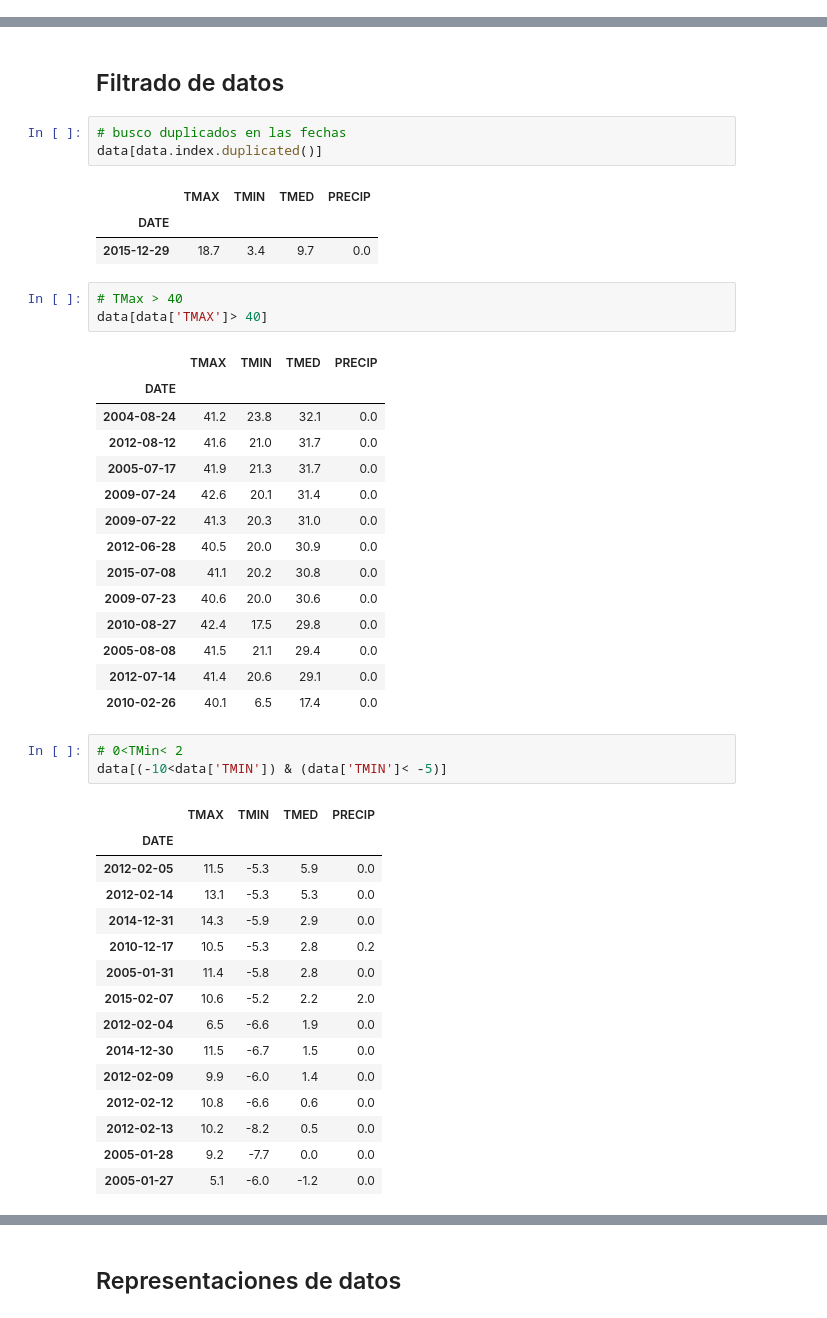
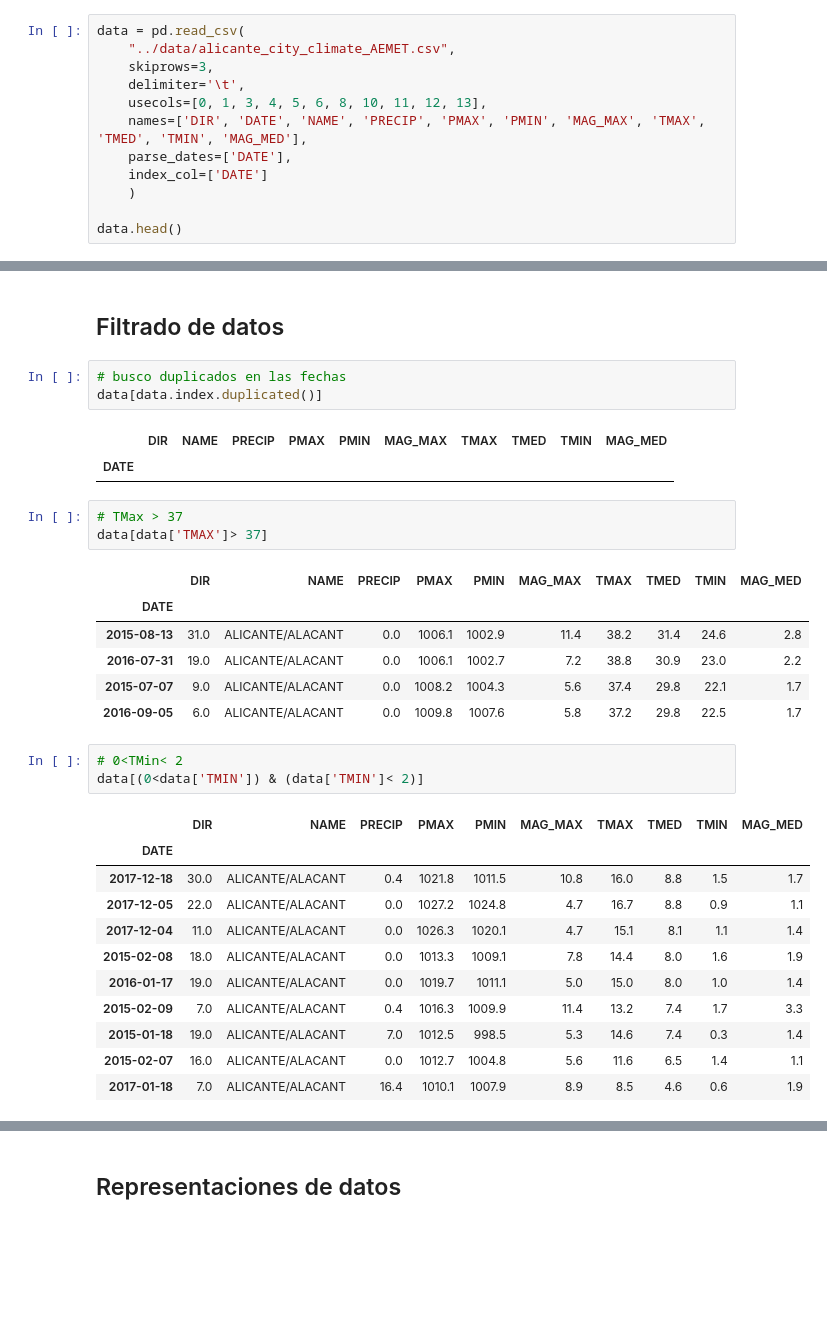
Before and after one commit to CAChemE/python-analisis-modelado-datos, a Jupyter notebook: notebooks/0101_Pandas-Carga-datos-y-manipulacion.ipynb, the cells around one changed output, grey strips where cells are left out. Saved outputs shown, nothing was run; the diff lists cells and outputs as text; blank space fills up the shorter version.

```diff
--- a/notebooks/0101_Pandas-Carga-datos-y-manipulacion.ipynb
+++ b/notebooks/0101_Pandas-Carga-datos-y-manipulacion.ipynb
@@ -100,0 +77,12 @@ data.head(5)
+# %%
+data = pd.read_csv(
+    "../data/alicante_city_climate_AEMET.csv",
+    skiprows=3,
+    delimiter='\t',
+    usecols=[0, 1, 3, 4, 5, 6, 8, 10, 11, 12, 13],
+    names=['DIR', 'DATE', 'NAME', 'PRECIP', 'PMAX', 'PMIN', 'MAG_MAX', 'TMAX', 'TMED', 'TMIN', 'MAG_MED'],
+    parse_dates=['DATE'],
+    index_col=['DATE']
+    )
+
+data.head()
@@ -392,46 +434,33 @@ data.iloc[[1,10,3], [2, 3]]
 # busco duplicados en las fechas
 data[data.index.duplicated()]
 # %% [output]
-|  | TMAX | TMIN | TMED | PRECIP |
-| DATE |  |  |  |  |
-| 2015-12-29 | 18.7 | 3.4 | 9.7 | 0.0 |
+|  | DIR | NAME | PRECIP | PMAX | PMIN | MAG_MAX | TMAX | TMED | TMIN | MAG_MED |
+| DATE |  |  |  |  |  |  |  |  |  |  |
 # %%
-# TMax > 40
-data[data['TMAX']> 40]
+# TMax > 37
+data[data['TMAX']> 37]
 # %% [output]
-|  | TMAX | TMIN | TMED | PRECIP |
-| DATE |  |  |  |  |
-| 2004-08-24 | 41.2 | 23.8 | 32.1 | 0.0 |
-| 2012-08-12 | 41.6 | 21.0 | 31.7 | 0.0 |
-| 2005-07-17 | 41.9 | 21.3 | 31.7 | 0.0 |
-| 2009-07-24 | 42.6 | 20.1 | 31.4 | 0.0 |
-| 2009-07-22 | 41.3 | 20.3 | 31.0 | 0.0 |
-| 2012-06-28 | 40.5 | 20.0 | 30.9 | 0.0 |
-| 2015-07-08 | 41.1 | 20.2 | 30.8 | 0.0 |
-| 2009-07-23 | 40.6 | 20.0 | 30.6 | 0.0 |
-| 2010-08-27 | 42.4 | 17.5 | 29.8 | 0.0 |
-| 2005-08-08 | 41.5 | 21.1 | 29.4 | 0.0 |
-| 2012-07-14 | 41.4 | 20.6 | 29.1 | 0.0 |
-| 2010-02-26 | 40.1 | 6.5 | 17.4 | 0.0 |
+|  | DIR | NAME | PRECIP | PMAX | PMIN | MAG_MAX | TMAX | TMED | TMIN | MAG_MED |
+| DATE |  |  |  |  |  |  |  |  |  |  |
+| 2015-08-13 | 31.0 | ALICANTE/ALACANT | 0.0 | 1006.1 | 1002.9 | 11.4 | 38.2 | 31.4 | 24.6 | 2.8 |
+| 2016-07-31 | 19.0 | ALICANTE/ALACANT | 0.0 | 1006.1 | 1002.7 | 7.2 | 38.8 | 30.9 | 23.0 | 2.2 |
+| 2015-07-07 | 9.0 | ALICANTE/ALACANT | 0.0 | 1008.2 | 1004.3 | 5.6 | 37.4 | 29.8 | 22.1 | 1.7 |
+| 2016-09-05 | 6.0 | ALICANTE/ALACANT | 0.0 | 1009.8 | 1007.6 | 5.8 | 37.2 | 29.8 | 22.5 | 1.7 |
 # %%
 # 0<TMin< 2
-data[(-10<data['TMIN']) & (data['TMIN']< -5)]
+data[(0<data['TMIN']) & (data['TMIN']< 2)]
 # %% [output]
-|  | TMAX | TMIN | TMED | PRECIP |
-| DATE |  |  |  |  |
-| 2012-02-05 | 11.5 | -5.3 | 5.9 | 0.0 |
-| 2012-02-14 | 13.1 | -5.3 | 5.3 | 0.0 |
-| 2014-12-31 | 14.3 | -5.9 | 2.9 | 0.0 |
-| 2010-12-17 | 10.5 | -5.3 | 2.8 | 0.2 |
-| 2005-01-31 | 11.4 | -5.8 | 2.8 | 0.0 |
-| 2015-02-07 | 10.6 | -5.2 | 2.2 | 2.0 |
-| 2012-02-04 | 6.5 | -6.6 | 1.9 | 0.0 |
-| 2014-12-30 | 11.5 | -6.7 | 1.5 | 0.0 |
-| 2012-02-09 | 9.9 | -6.0 | 1.4 | 0.0 |
-| 2012-02-12 | 10.8 | -6.6 | 0.6 | 0.0 |
-| 2012-02-13 | 10.2 | -8.2 | 0.5 | 0.0 |
-| 2005-01-28 | 9.2 | -7.7 | 0.0 | 0.0 |
-| 2005-01-27 | 5.1 | -6.0 | -1.2 | 0.0 |
+|  | DIR | NAME | PRECIP | PMAX | PMIN | MAG_MAX | TMAX | TMED | TMIN | MAG_MED |
+| DATE |  |  |  |  |  |  |  |  |  |  |
+| 2017-12-18 | 30.0 | ALICANTE/ALACANT | 0.4 | 1021.8 | 1011.5 | 10.8 | 16.0 | 8.8 | 1.5 | 1.7 |
+| 2017-12-05 | 22.0 | ALICANTE/ALACANT | 0.0 | 1027.2 | 1024.8 | 4.7 | 16.7 | 8.8 | 0.9 | 1.1 |
+| 2017-12-04 | 11.0 | ALICANTE/ALACANT | 0.0 | 1026.3 | 1020.1 | 4.7 | 15.1 | 8.1 | 1.1 | 1.4 |
+| 2015-02-08 | 18.0 | ALICANTE/ALACANT | 0.0 | 1013.3 | 1009.1 | 7.8 | 14.4 | 8.0 | 1.6 | 1.9 |
+| 2016-01-17 | 19.0 | ALICANTE/ALACANT | 0.0 | 1019.7 | 1011.1 | 5.0 | 15.0 | 8.0 | 1.0 | 1.4 |
+| 2015-02-09 | 7.0 | ALICANTE/ALACANT | 0.4 | 1016.3 | 1009.9 | 11.4 | 13.2 | 7.4 | 1.7 | 3.3 |
+| 2015-01-18 | 19.0 | ALICANTE/ALACANT | 7.0 | 1012.5 | 998.5 | 5.3 | 14.6 | 7.4 | 0.3 | 1.4 |
+| 2015-02-07 | 16.0 | ALICANTE/ALACANT | 0.0 | 1012.7 | 1004.8 | 5.6 | 11.6 | 6.5 | 1.4 | 1.1 |
+| 2017-01-18 | 7.0 | ALICANTE/ALACANT | 16.4 | 1010.1 | 1007.9 | 8.9 | 8.5 | 4.6 | 0.6 | 1.9 |
 # %%
 # Busqueda de valores nulos
 data.loc[data.PRECIP.isnull()]
```
Also changed, not shown: parts of 41 cells of this notebook, 5 other files.
